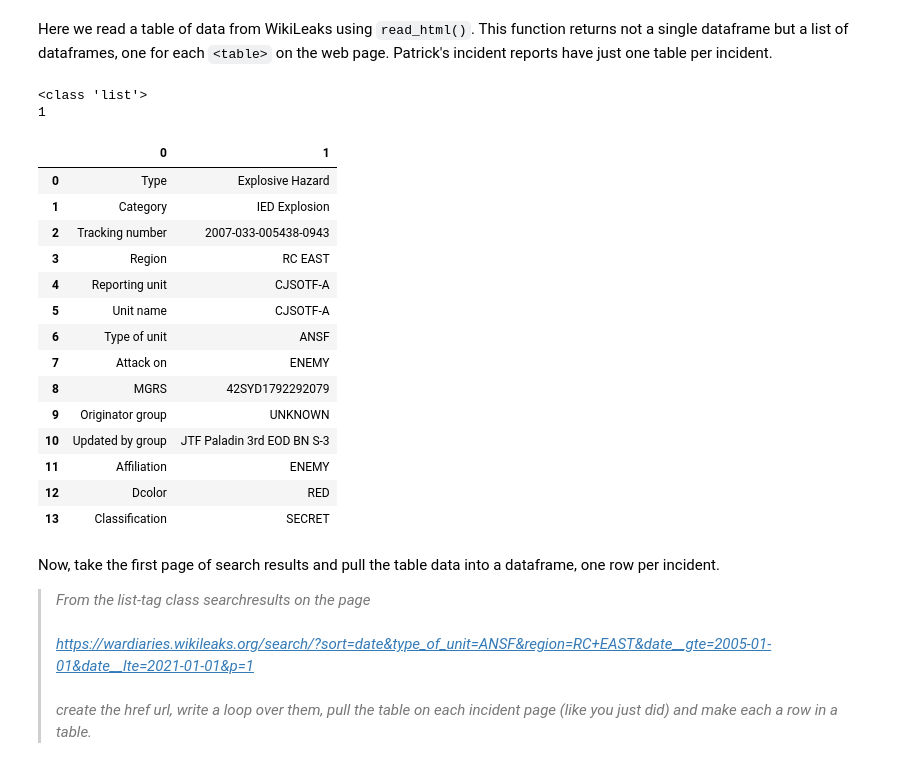
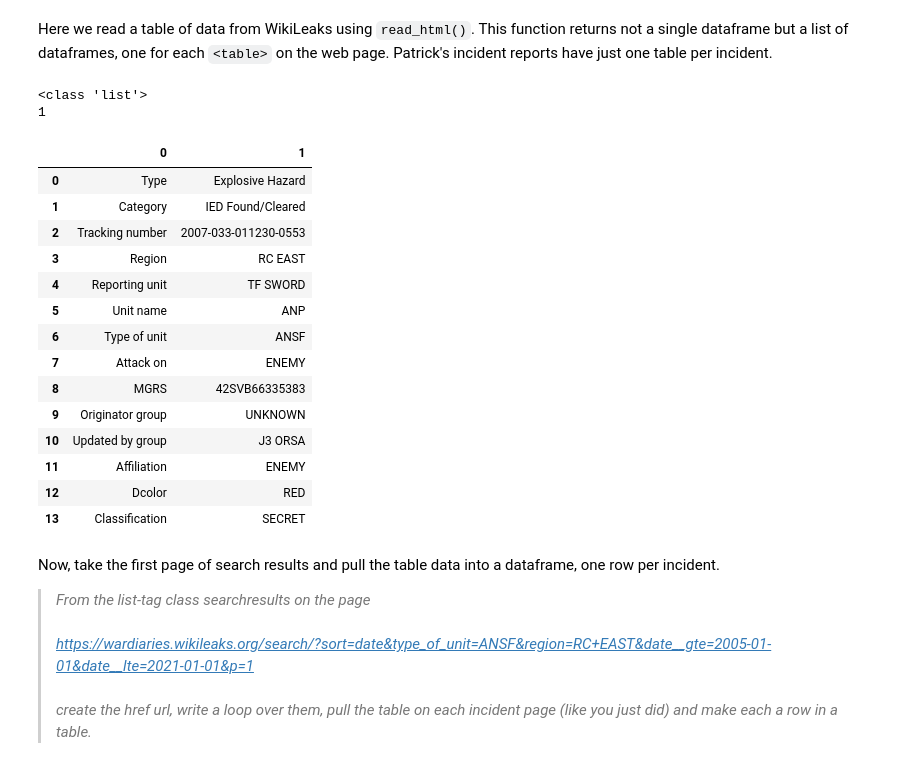
Before and after one commit to kmb2179/2026-Image-and-Sound-Kristen-Bresnahan, a Jupyter notebook: lessons/05_lecture/text.ipynb, the cells around one changed output. Cells and saved outputs as stored; diff of their text form; code cells hidden in the pictures.

```diff
--- a/lessons/05_lecture/text.ipynb
+++ b/lessons/05_lecture/text.ipynb
@@ -251,30 +249,30 @@ Note: you may need to restart the kernel to use updated packages.
 Here we read a table of data from WikiLeaks using `read_html()`. This function returns not a single dataframe but a list of dataframes, one for each `<table>` on the web page. Patrick's incident reports have just one table per incident.
 # %%
 # read the grey box of data into a dataframe
-patrick = pd.read_html("https://wardiaries.wikileaks.org/id/AA98A562-7D51-413A-91E6-A3F6B5879A19/")
+patrick = pd.read_html("https://wardiaries.wikileaks.org/id/FD2AF635-A3B2-4898-A48A-3D899AEDC4A2/")
 
 # read_html returns a list with dataframes from all the tables on a web page (10 html tables, 10 list items)
 print(type(patrick))
 # and in our case there's only one
 print(len(patrick))
 
 # here it is
 patrick[0]
 # %% [output]
 <class 'list'>
 1
 |  | 0 | 1 |
 | 0 | Type | Explosive Hazard |
-| 1 | Category | IED Explosion |
-| 2 | Tracking number | 2007-033-005438-0943 |
+| 1 | Category | IED Found/Cleared |
+| 2 | Tracking number | 2007-033-011230-0553 |
 | 3 | Region | RC EAST |
-| 4 | Reporting unit | CJSOTF-A |
-| 5 | Unit name | CJSOTF-A |
+| 4 | Reporting unit | TF SWORD |
+| 5 | Unit name | ANP |
 | 6 | Type of unit | ANSF |
 | 7 | Attack on | ENEMY |
-| 8 | MGRS | 42SYD1792292079 |
+| 8 | MGRS | 42SVB66335383 |
 | 9 | Originator group | UNKNOWN |
-| 10 | Updated by group | JTF Paladin 3rd EOD BN S-3 |
+| 10 | Updated by group | J3 ORSA |
 | 11 | Affiliation | ENEMY |
 | 12 | Dcolor | RED |
 | 13 | Classification | SECRET |
```
Also changed, not shown: parts of 6 cells of this notebook, 1 other file.
